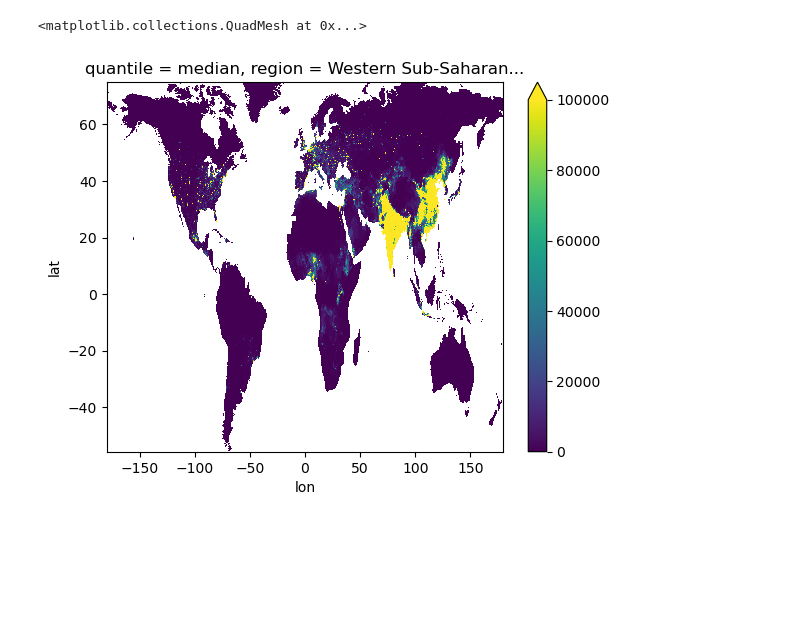
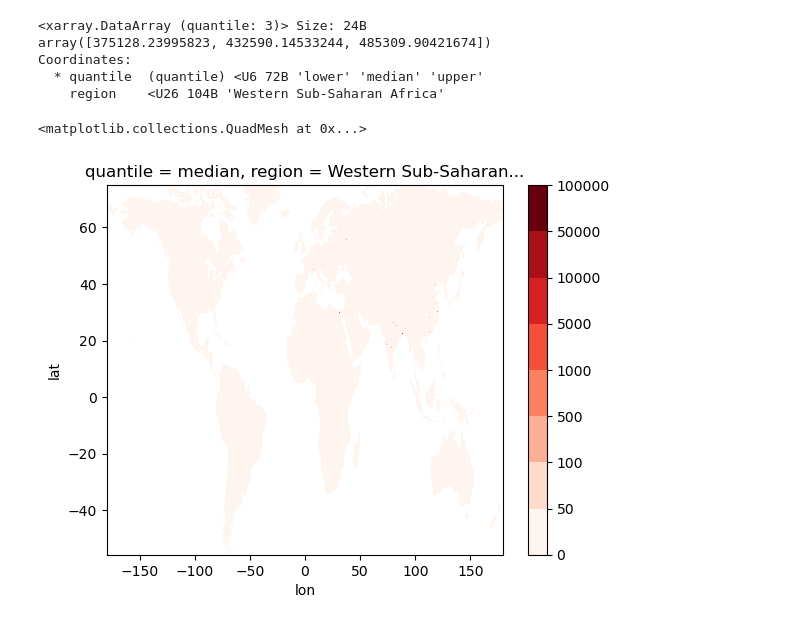
Before and after one commit to awells96/AQ_mortality_workflow, a Jupyter notebook: Test_script1.ipynb, the cells around one changed output. Drawn from its saved outputs; the diff is of its cells as text; code cells hidden in the pictures; blank space fills up the shorter version.

```diff
--- a/Test_script1.ipynb
+++ b/Test_script1.ipynb
@@ -49,5 +49,7 @@ TMREL_O3 = xr.where(O3_diff > 0, O3_diff, 0)
 RR = np.exp(beta * TMREL_O3)
 # %%
 AF = (RR - 1)/RR
+# %%
+pop_tot = pop_2000.sum()
 # %%
-PAF = (AF * pop_2050)/pop_tot
+PAF = AF * (pop_2000/pop_tot)
@@ -56,2 +56,2 @@ M = AF * bmr_interp * pop_2050
 # %%
-PM = PAF * bmr_interp * pop_2050
+M = PAF * bmr_interp * pop_2000
@@ -83,5 +57,0 @@ M.sel(quantile="median", year=slice("2020", "2039")).mean("year").plot()
-# %%
-M.sel(quantile="median", year=slice("2050", "2069")).mean("year").plot(vmax=1e5)
-# %% [output]
-<matplotlib.collections.QuadMesh at 0x...>
-[figure, removed]
@@ -87,0 +67,15 @@ M.sel(quantile="median", year=slice("2050", "2069")).mean("year").plot(vmax=1e5)
+# %%
+new_M
+# %% [output]
+<xarray.DataArray (quantile: 3)> Size: 24B
+array([375128.23995823, 432590.14533244, 485309.90421674])
+Coordinates:
+  * quantile  (quantile) <U6 72B 'lower' 'median' 'upper'
+    region    <U26 104B 'Western Sub-Saharan Africa'
+# %%
+levels = [0, 50, 100, 500, 1000, 5000, 10000, 50000, 100000]
+# %%
+M.sel(quantile="median").plot(cmap="Reds", levels=levels)
+# %% [output]
+<matplotlib.collections.QuadMesh at 0x...>
+[figure, added]
```
Also changed, not shown: parts of 17 cells of this notebook, 2 other files.
